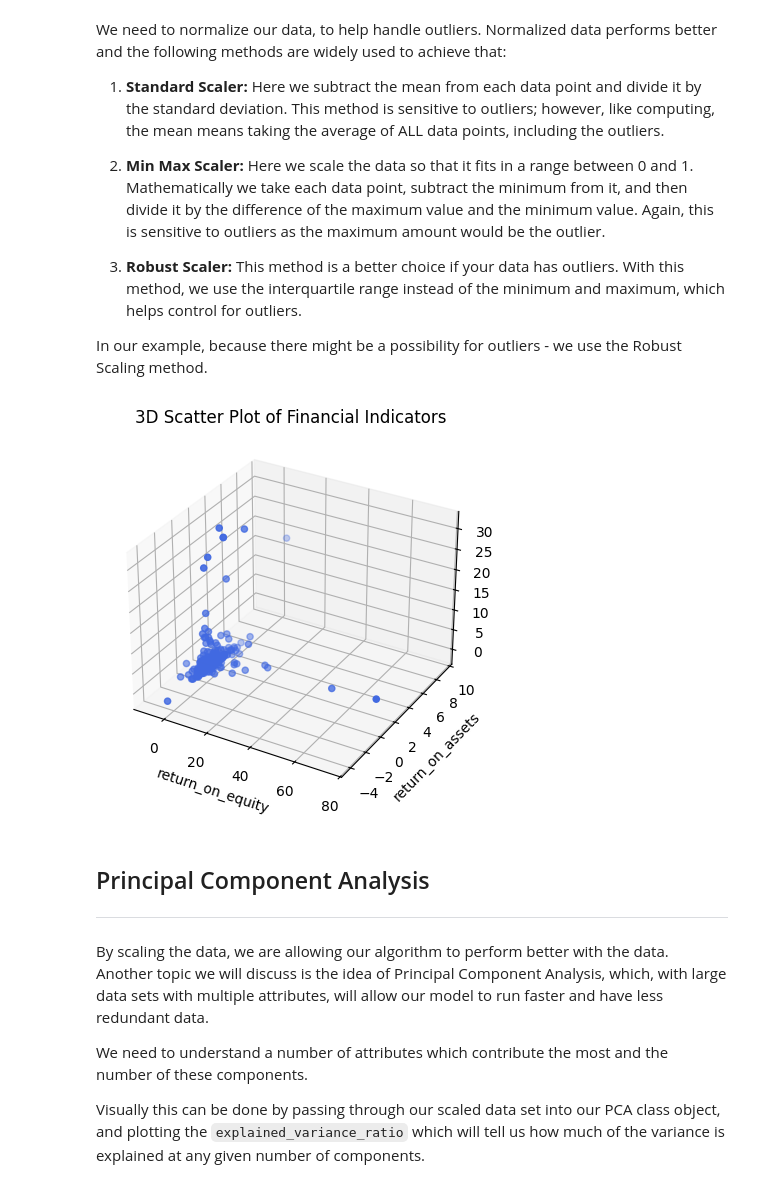
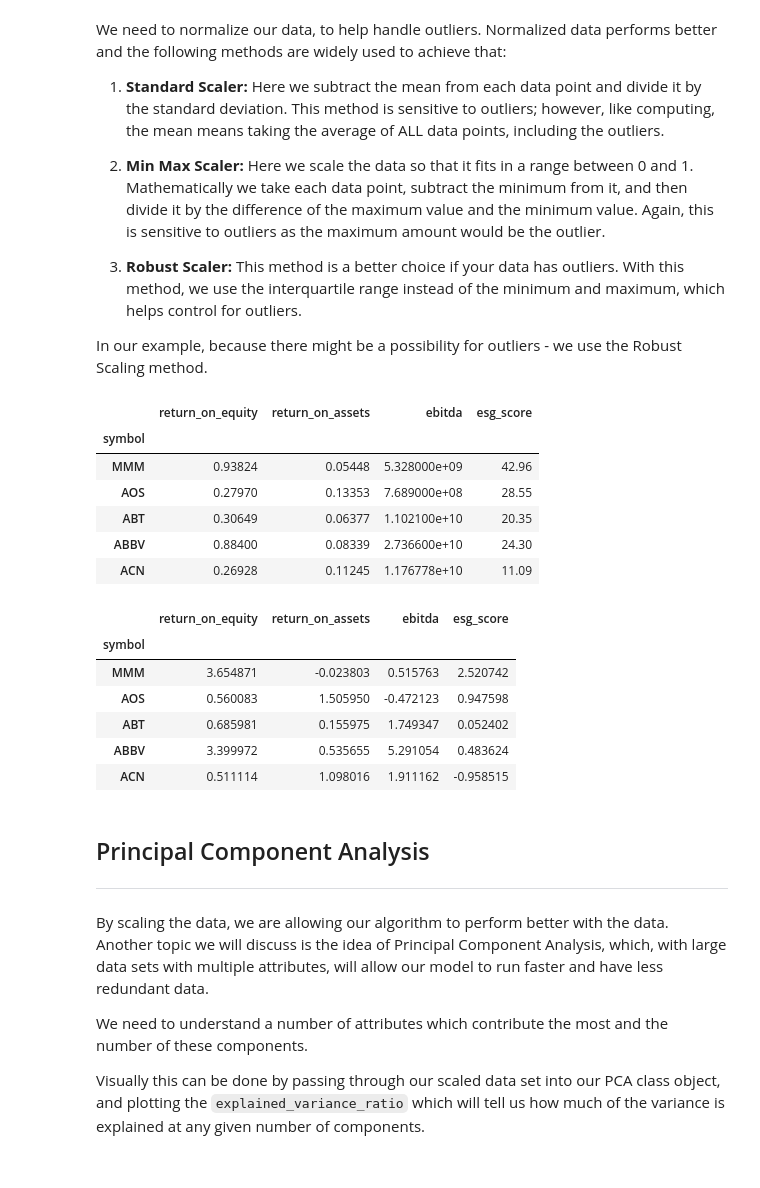
Before and after one commit to yev-dev/quant-finance, a Jupyter notebook: qf/clustering/portfolio_clusterization.ipynb, the cells around one changed output. Saved outputs shown, nothing was run; the diff lists cells and outputs as text; code cells hidden in the pictures.

```diff
--- a/qf/clustering/portfolio_clusterization.ipynb
+++ b/qf/clustering/portfolio_clusterization.ipynb
@@ -200,27 +196,26 @@ robust_scaler = RobustScaler()
 X_train_minmax = min_max_scaler.fit_transform(indicators_df)
 X_train_standard = std_scaler.fit_transform(indicators_df)
 X_train_robust = robust_scaler.fit_transform(indicators_df)
-
-fig = plt.figure()
-ax = fig.add_subplot(111, projection='3d')
-
-x = X_train_robust[:,0]
-y = X_train_robust[:,1]
-z = X_train_robust[:,2]
-
-ax.scatter(x, y, z, c='royalBlue', marker='o')
-
-# define the axis labels
-column_names = indicators_df.columns
-ax.set_xlabel(column_names[0])
-ax.set_ylabel(column_names[1])
-ax.set_zlabel(column_names[2])
-
-
-plt.title('3D Scatter Plot of Financial Indicators')
-plt.show()
-# %% [output]
-[figure, removed]
+# %%
+indicators_df.head(5)
+# %% [output]
+|  | return_on_equity | return_on_assets | ebitda | esg_score |
+| symbol |  |  |  |  |
+| MMM | 0.93824 | 0.05448 | 5.328000e+09 | 42.96 |
+| AOS | 0.27970 | 0.13353 | 7.689000e+08 | 28.55 |
+| ABT | 0.30649 | 0.06377 | 1.102100e+10 | 20.35 |
+| ABBV | 0.88400 | 0.08339 | 2.736600e+10 | 24.30 |
+| ACN | 0.26928 | 0.11245 | 1.176778e+10 | 11.09 |
+# %%
+pd.DataFrame(X_train_robust, index=indicators_df.index, columns=indicators_df.columns).head(5)
+# %% [output]
+|  | return_on_equity | return_on_assets | ebitda | esg_score |
+| symbol |  |  |  |  |
+| MMM | 3.654871 | -0.023803 | 0.515763 | 2.520742 |
+| AOS | 0.560083 | 1.505950 | -0.472123 | 0.947598 |
+| ABT | 0.685981 | 0.155975 | 1.749347 | 0.052402 |
+| ABBV | 3.399972 | 0.535655 | 5.291054 | 0.483624 |
+| ACN | 0.511114 | 1.098016 | 1.911162 | -0.958515 |
 # %% [markdown]
 ## Principal Component Analysis
 ***
```
Also changed, not shown: parts of 20 cells of this notebook.
